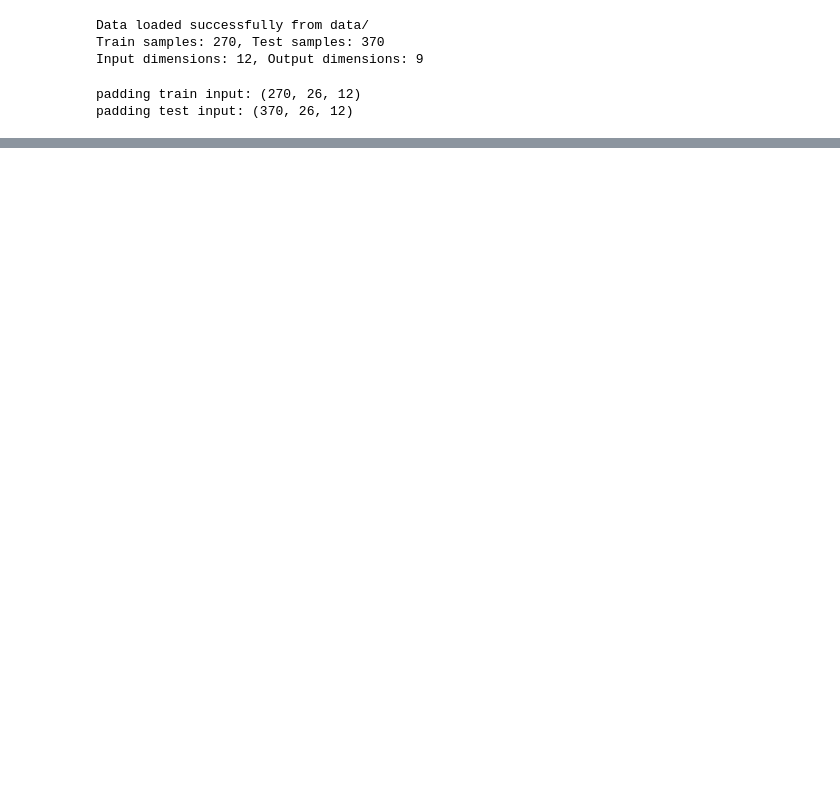
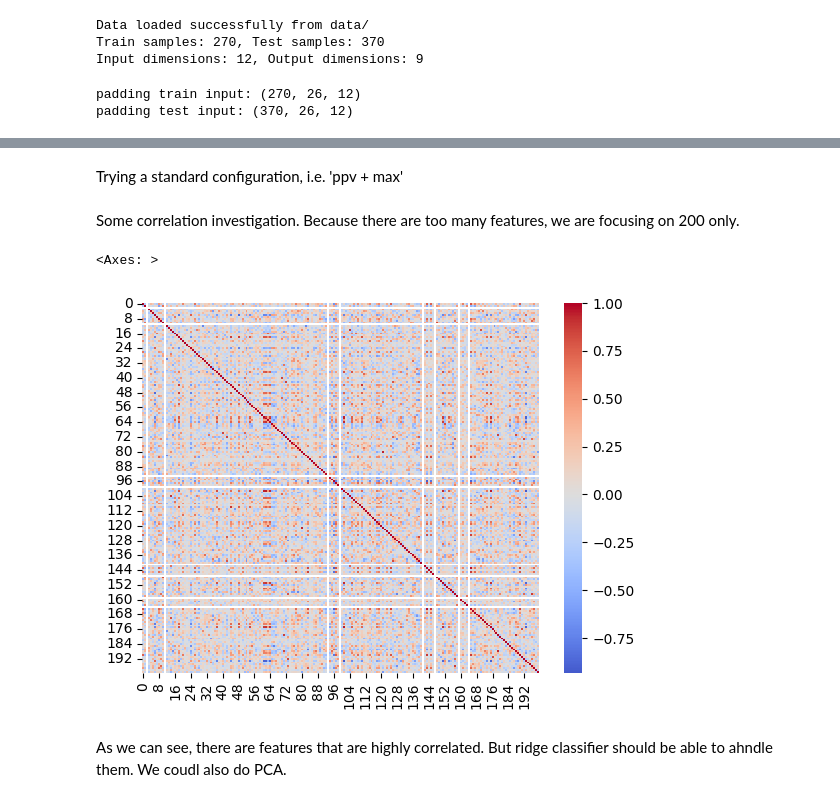
Before and after one commit to NikiLalev/advanced_ml_project, a Jupyter notebook: ROCKET.ipynb, the cells around one changed output, grey strips where cells are left out. Cells and saved outputs as stored; diff of their text form; code cells hidden in the pictures; blank space fills up the shorter version.

```diff
--- a/ROCKET.ipynb
+++ b/ROCKET.ipynb
@@ -179 +188,3 @@ test_transpose = padding_test_data.transpose(0, 2, 1)
+# %% [markdown]
+Trying a standard configuration, i.e. 'ppv + max'
 # %%
@@ -185,0 +193,10 @@ X_test = ROCKET.transform(test_transpose)
+# %% [markdown]
+Some correlation investigation. Because there are too many features, we are focusing on 200 only.
+# %%
+subset = (pd.DataFrame(X_train)).sample(n=200, axis=1)
+sns.heatmap(np.corrcoef(subset, rowvar=False), cmap="coolwarm", center=0)
+# %% [output]
+<Axes: >
+[figure, added]
+# %% [markdown]
+As we can see, there are features that are highly correlated. But ridge classifier should be able to ahndle them. We coudl also do PCA.
```
Also changed, not shown: parts of 15 cells of this notebook.
